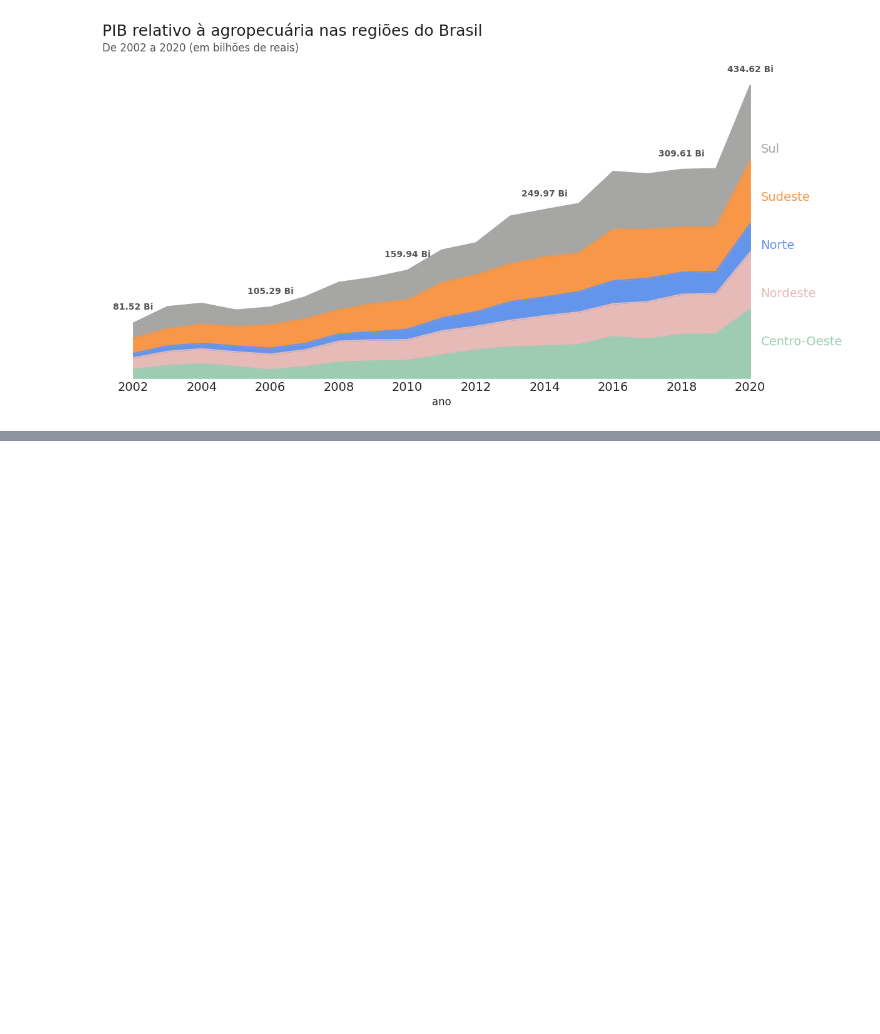
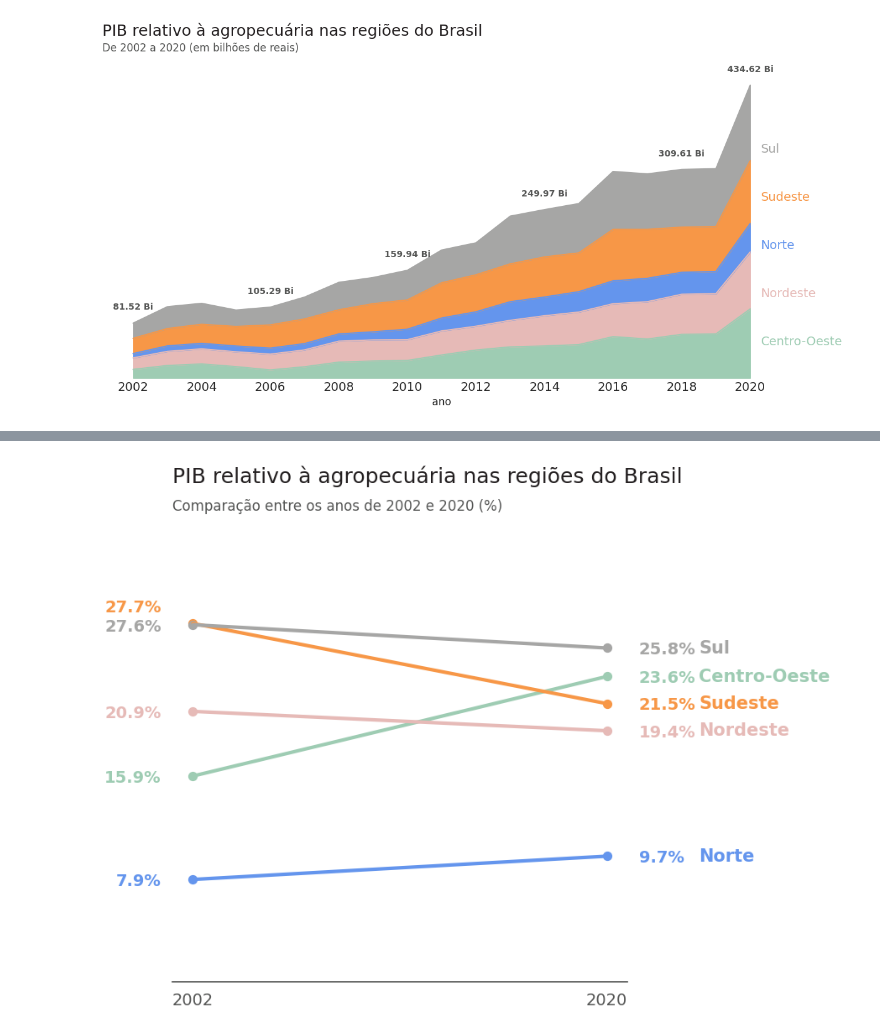
Before and after one commit to gabrieldorte/analise_data_pib_brasil, a Jupyter notebook: Projeto_PIB_Brasil.ipynb, the cells around one changed output, grey strips where cells are left out. Saved outputs shown, nothing was run; the diff lists cells and outputs as text; code cells hidden in the pictures; blank space fills up the shorter version.

```diff
--- a/Projeto_PIB_Brasil.ipynb
+++ b/Projeto_PIB_Brasil.ipynb
@@ -424,0 +458,24 @@ plt.show()
+# %%
+#PERSONALIZAÇÃO PARA VISUALIZACAO
+ax1, ax2, cores = grafico_slope_agro()
+ax1.tick_params(left = False)
+ax1.spines[["top", "left", "right"]].set_visible(False)
+ax2.tick_params(right = False)
+ax2.set_frame_on(False)
+plt.setp(ax1, xticks = [2002,2020], xticklabels = ['2002', '2020'],
+         yticks = df_agro_slope.iloc[0,:],
+         yticklabels = [f'{str(valor)}%' if i!= 3 else f'{str(valor)}%\n\n' for i, valor in enumerate(df_agro_slope.iloc[0,:])])
+plt.setp(ax2,
+         yticks = df_agro_slope.iloc[1,:],
+         yticklabels = [f'{str(valor)}%' for i, valor in enumerate(df_agro_slope.iloc[1,:])])
+for ax in (ax1, ax2):
+  for i, item in enumerate(ax.get_yticklabels()):
+    item.set_fontsize(14)
+    item.set_fontweight('bold')
+    item.set_color(cores[i])
+ax1.xaxis.set_tick_params(labelsize=14, labelcolor=CINZA3)
+ax1.spines['bottom'].set_color(CINZA3)
+
+plt.show()
+# %% [output]
+[figure, added]
```
Also changed, not shown: parts of 2 cells of this notebook.
